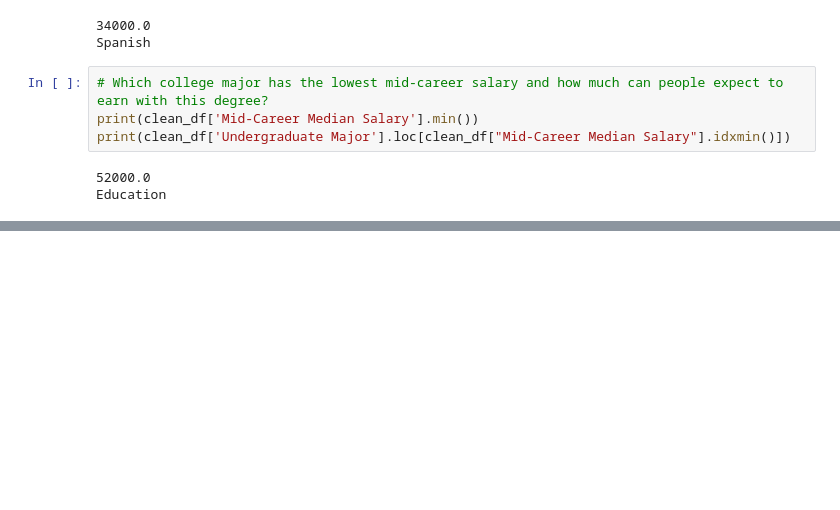
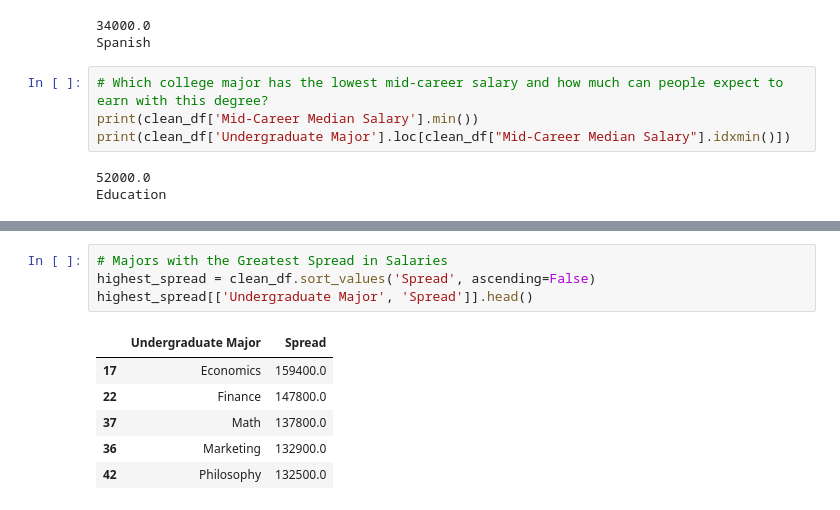
Before and after one commit to souvik119/Python100DaysOfCode, a Jupyter notebook: Data_analysis/data_exploration_college_major.ipynb, the cells around one changed output, grey strips where cells are left out. Cells and saved outputs as stored; diff of their text form; blank space fills up the shorter version.

```diff
--- a/Data_analysis/data_exploration_college_major.ipynb
+++ b/Data_analysis/data_exploration_college_major.ipynb
@@ -119,0 +148,11 @@ clean_df.head()
+# %%
+# Majors with the Greatest Spread in Salaries
+highest_spread = clean_df.sort_values('Spread', ascending=False)
+highest_spread[['Undergraduate Major', 'Spread']].head()
+# %% [output]
+|  | Undergraduate Major | Spread |
+| 17 | Economics | 159400.0 |
+| 22 | Finance | 147800.0 |
+| 37 | Math | 137800.0 |
+| 36 | Marketing | 132900.0 |
+| 42 | Philosophy | 132500.0 |
```
Also changed, not shown: parts of 3 cells of this notebook.
